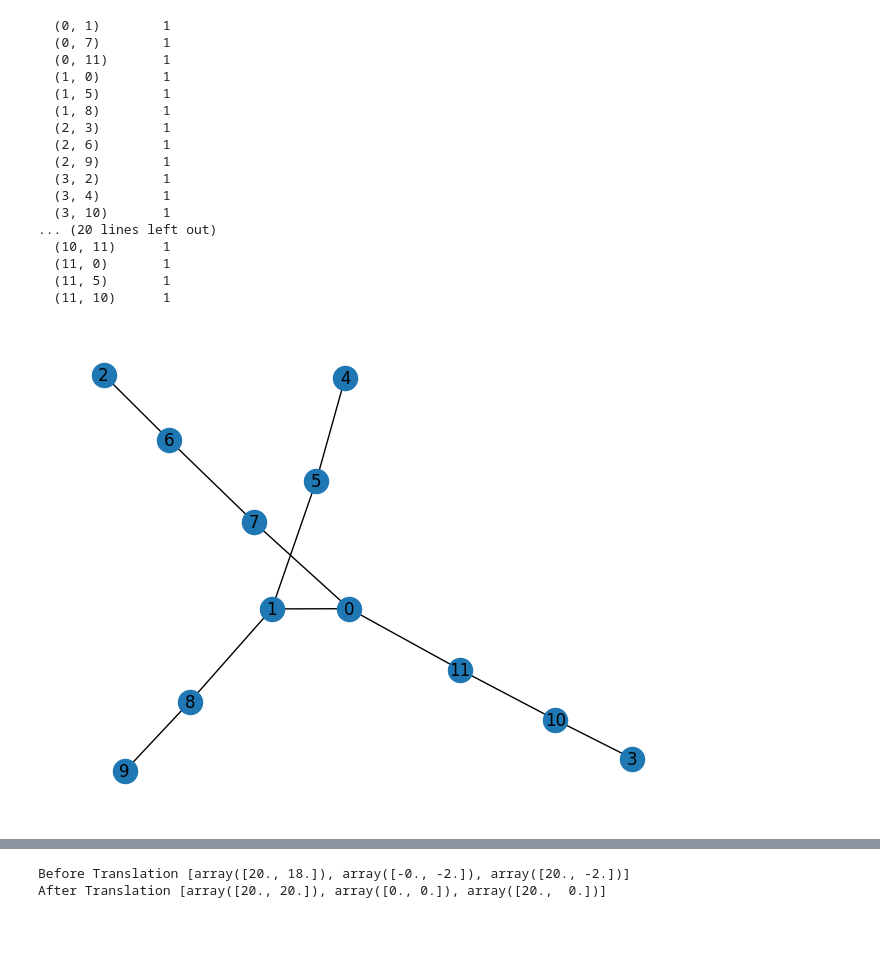
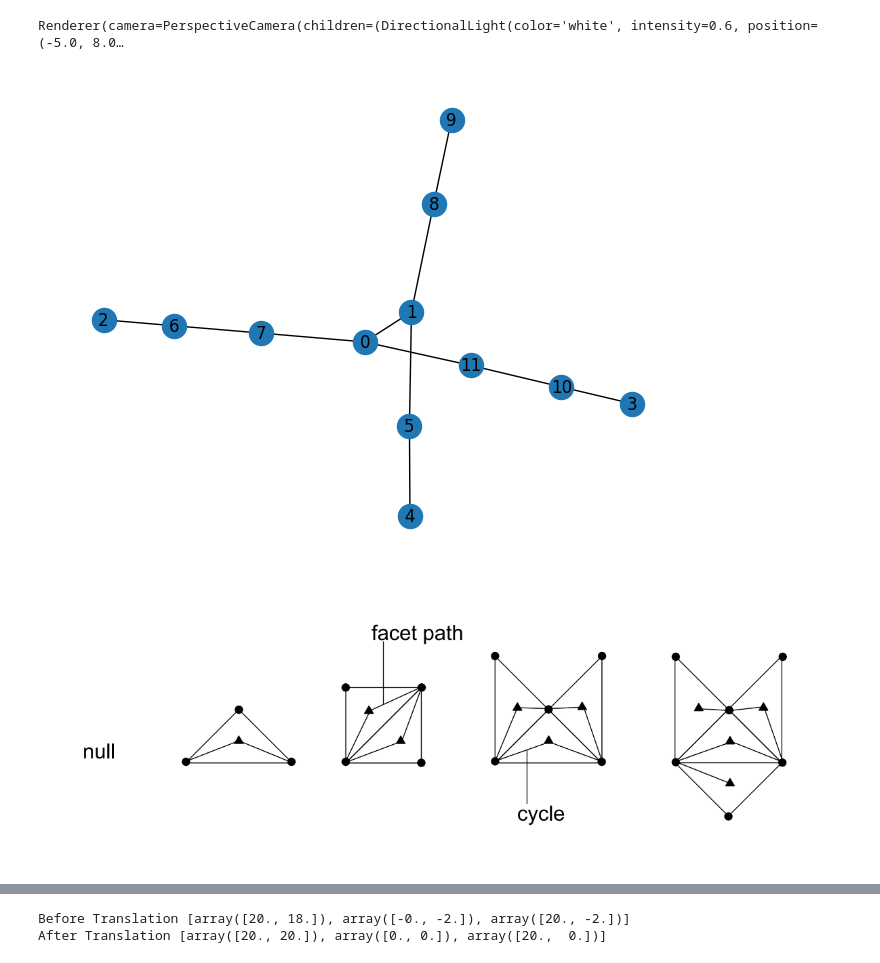
Before and after one commit to elia-b/VertexUnfolding, a Jupyter notebook: vertex-unfolding.ipynb, the cells around one changed output, grey strips where cells are left out. Saved outputs shown, nothing was run; the diff lists cells and outputs as text; code cells hidden in the pictures; blank space fills up the shorter version.

```diff
--- a/vertex-unfolding.ipynb
+++ b/vertex-unfolding.ipynb
@@ -7,53 +7,50 @@ import drawsvg as draw
 import scipy.spatial.transform
 import math
 # %%
-def is_adjacent (current_face, face):
+# Utils to create a graph from a mesh (just use the last function)
+
+
+def is_adjacent(current_face: np.ndarray, face: np.ndarray) -> bool:
     is_adjacent = False
     common_vertices = np.intersect1d(current_face, face)
-    # if two or more vertices are shared the face is adjacent
     if len(common_vertices) >=2:
         is_adjacent = True
     return is_adjacent
 
-def add_edges_from_mesh(graph, faces):
+
+def add_edges_from_mesh(graph: nx.Graph, faces: np.ndarray) -> None:
     for current_face_id, current_face in enumerate(faces):
         for face_id, face in enumerate(faces):
             if is_adjacent(current_face, face) and current_face_id != face_id:
                 graph.add_edge(current_face_id,face_id)
 
-# adds nodes to graph G for every face in mesh
-def add_nodes_from_mesh(graph, faces): [graph.add_node(face_id) for face_id, face in enumerate(faces)]
 
-# create networkx graph from given mesh
-def graph_from_mesh(faces):
+def add_nodes_from_mesh(graph: nx.Graph, faces: np.ndarray) -> None:
+    for face_id, face in enumerate(faces):
+        graph.add_node(face_id)
+
+
+def graph_from_mesh(faces: np.ndarray) -> nx.Graph:
     graph = nx.Graph()
     add_nodes_from_mesh(graph, faces)
     add_edges_from_mesh(graph, faces)
     return graph
 # %%
+# Import a cube and create the graph
+
 raw_vertices, raw_faces = igl.read_triangle_mesh("cube.stl")
 vertices, faces = igl.remove_duplicates(raw_vertices, raw_faces, 0.00001)
+
 graph = graph_from_mesh(faces)
-spanning_tree = nx.minimum_spanning_tree(graph, algorithm='prim')
-nx.draw(spanning_tree, with_labels = True)
-print(nx.adjacency_matrix(graph))
+
+cube_spanning_tree = nx.minimum_spanning_tree(graph, algorithm='prim')
+
+p = mp.plot(vertices, faces, c=np.random.rand(*faces.shape))
+
+nx.draw(cube_spanning_tree, with_labels = True)
 # %% [output]
-  (0, 1)        1
-  (0, 7)        1
-  (0, 11)       1
-  (1, 0)        1
-  (1, 5)        1
-  (1, 8)        1
-  (2, 3)        1
-  (2, 6)        1
-  (2, 9)        1
-  (3, 2)        1
-  (3, 4)        1
-  (3, 10)       1
-... (20 lines left out)
-  (10, 11)      1
-  (11, 0)       1
-  (11, 5)       1
-  (11, 10)      1
+Renderer(camera=PerspectiveCamera(children=(DirectionalLight(color='white', intensity=0.6, position=(-5.0, 8.0…
-[figure, old version]
+[figure, new version]
+# %% [markdown]
+![types.png](attachment:d7605dd9-0263-4b81-bd05-0329fc9bfb3e.png)
 # %%
```
Also changed, not shown: parts of 10 cells of this notebook, 2 other files.
